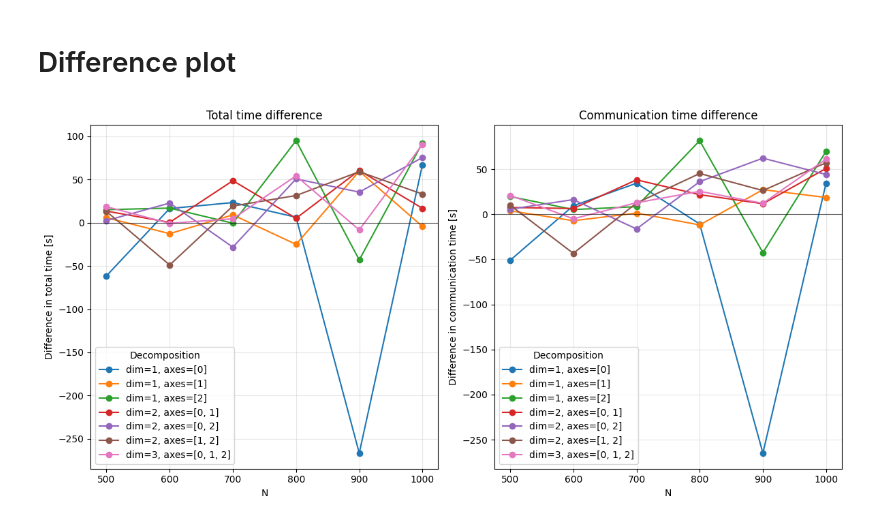
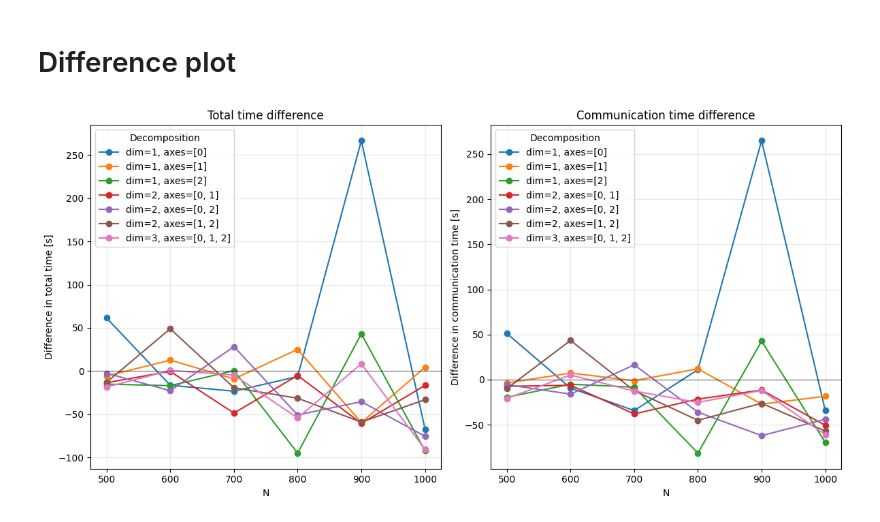
Before and after one commit to gerri7rp/large-scale-modelling-project-2, a Jupyter notebook: Analyse result.ipynb, the cells around one changed output. Saved outputs shown, nothing was run; the diff lists cells and outputs as text; code cells hidden in the pictures.

```diff
--- a/Analyse result.ipynb
+++ b/Analyse result.ipynb
@@ -141,34 +141,34 @@ comparison = plot_df.merge(
     plot_df2,
     on=["decomb_dim", "decomb_axes", "N"],
     suffixes=("_df", "_df2"),
     validate="one_to_one",
 )
 
-comparison["time_diff"] = comparison["time_df2"] - comparison["time_df"]
-comparison["comm_time_diff"] = comparison["comm_time_df2"] - comparison["comm_time_df"]
+comparison["time_diff"] = comparison["time_df"] - comparison["time_df2"]
+comparison["comm_time_diff"] = comparison["comm_time_df"] - comparison["comm_time_df2"]
 
 fig, ax = plt.subplots(1, 2, figsize=(12, 6))
 for (decomb_dim, decomb_axes), data in comparison.groupby(["decomb_dim", "decomb_axes"]):
     data = data.sort_values("N")
     label = f"dim={decomb_dim}, axes={decomb_axes}"
     ax[0].plot(data["N"], data["time_diff"], marker="o", label=label)
     ax[1].plot(data["N"], data["comm_time_diff"], marker="o", label=label)
 
 ax[0].axhline(0, color="black", linewidth=0.8, alpha=0.6)
 ax[0].set_xlabel("N")
 ax[0].set_ylabel("Difference in total time [s]")
 ax[0].set_title("Total time difference")
 ax[0].legend(title="Decomposition")
 ax[0].grid(True, alpha=0.3)
 
 ax[1].axhline(0, color="black", linewidth=0.8, alpha=0.6)
 ax[1].set_xlabel("N")
 ax[1].set_ylabel("Difference in communication time [s]")
 ax[1].set_title("Communication time difference")
-ax[1].legend(title="Decomposition", loc="lower left")
+ax[1].legend(title="Decomposition", loc="upper left")
 ax[1].grid(True, alpha=0.3)
 
 plt.tight_layout()
 plt.show()
 # %% [output]
-[figure, old version]
+[figure, new version]
```
Also changed, not shown: 3 other files.
